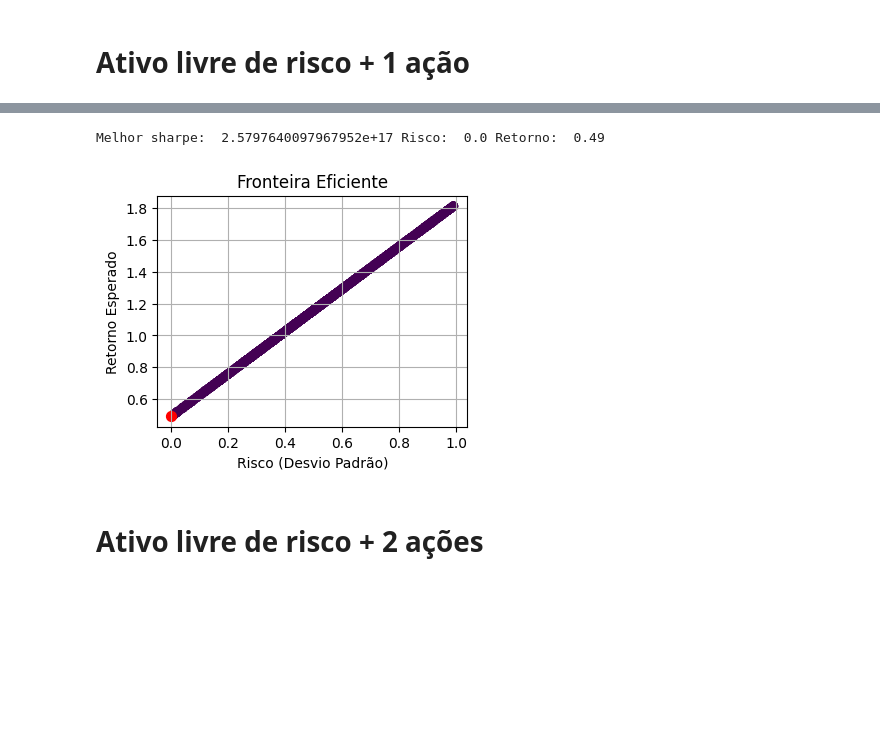
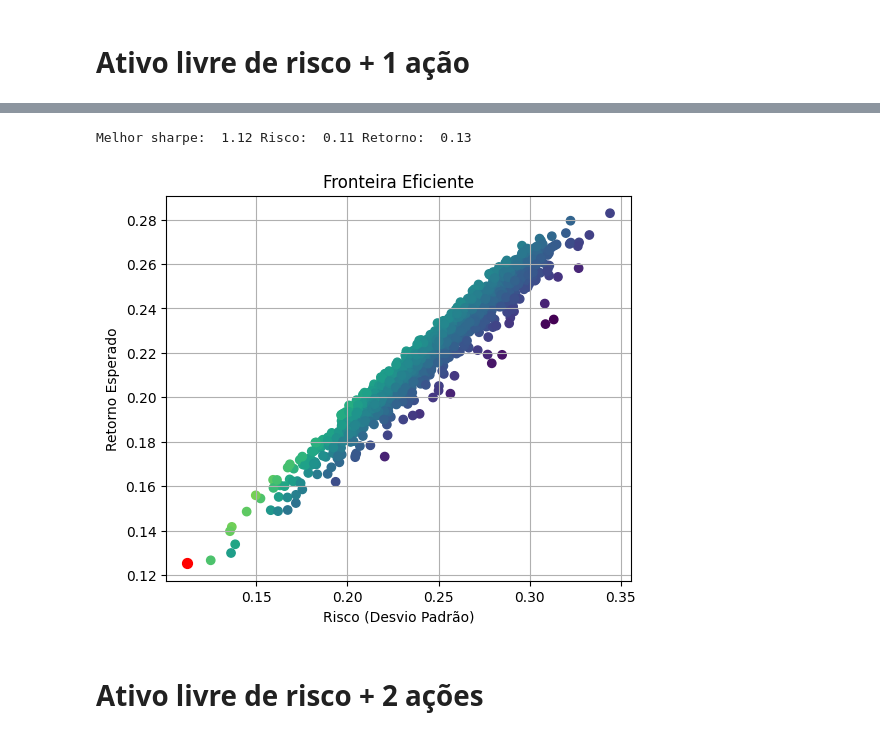
Before and after one commit to Roterdamjr/Mestrado, a Jupyter notebook: Markowitz_Simples.ipynb, the cells around one changed output, grey strips where cells are left out. Saved outputs shown, nothing was run; the diff lists cells and outputs as text; code cells hidden in the pictures; blank space fills up the shorter version.

```diff
--- a/Markowitz_Simples.ipynb
+++ b/Markowitz_Simples.ipynb
@@ -8,24 +11,24 @@ import numpy as np
 import matplotlib.pyplot as plt
 import yfinance as yf
 # %%
-def fn_carteira(df,w, risk_free = 0):
-  #### RETORNO ####
-  r = df.mean()* len(df)   # matriz de retornos
-  Rp = np.dot(r,w)    # retorno do portfolio
+def fn_carteira(df, w, retorno_risk_free=0):
+    # Retorno esperado anual dos ativos
+    r = df.mean() * 252
 
-  #### RISCO ####
+    # Retorno esperado da carteira
+    Rp = np.dot(r, w)
 
-  # matriz de covariância
-  matriz_cov = np.cov((df.T))
+    # Matriz de covariância anual
+    matriz_cov = np.cov(df.T) * 252
 
-  # risco (desvio padrão)
-  mat_w = np.array(w)
-  Sa = np.sqrt(np.dot(mat_w.T, np.dot(matriz_cov, mat_w))) * np.sqrt(len(df) )
+    # Risco da carteira (desvio padrão anual)
+    mat_w = np.array(w)
+    Sa = np.sqrt(np.dot(mat_w.T, np.dot(matriz_cov, mat_w)))
 
-  # sharpe
-  sharpe = (Rp - risk_free)/Sa
+    # Índice de Sharpe
+    sharpe = (Rp - retorno_risk_free) / Sa
 
-  return Rp, Sa , sharpe
+    return Rp, Sa, sharpe
 
 
 def fn_gera_carteiras(df, numero_carteiras , risk_free=0 ):
@@ -48,12 +51,12 @@ def fn_gera_carteiras(df, numero_carteiras , risk_free=0 ):
 
   return carteiras
 
-def plota(retornos, riscos, labels=None):
+def plota(carteiras, retornos, riscos, labels=None):
     sharpe = carteiras['sharpes']
     indice = np.array(sharpe).argmax()
     y_axis = retornos[indice]
     X_axis = riscos[indice]
-    plt.figure(figsize=(4,3))
+    plt.figure(figsize=(6,5))
     plt.scatter(riscos, retornos, c=sharpe, cmap = 'viridis')
 
     plt.scatter(X_axis, y_axis, c = 'red', s = 50)
@@ -77,6 +80,7 @@ def plota(retornos, riscos, labels=None):
 
     plt.show()
 
+
 def fn_matriz_pesos(numero_carteiras):
   # gera uma matriz de numero_carteira linhas e numero de qtde de taivos colunas
   matriz_pesos =[]
@@ -86,6 +90,11 @@ def fn_matriz_pesos(numero_carteiras):
     matriz_pesos.append(pesos)
 
   return matriz_pesos
+
+def fn_plota_tabela(col_A,  col_B):
+  df_aux = pd.DataFrame({'Ticker': col_A, 'Peso': col_B})
+  df_aux['Peso'] = (df_aux['Peso'] * 100).astype(int)
+  print(df_aux)
 # %% [markdown]
 # Exemplo Trivial
 # %%
@@ -177,9 +228,9 @@ Melhor sharpe:  1.27 Risco:  0.7 Retorno:  0.89
 # Ativo livre de risco + 1 ação
 # %%
 df_precos = pd.DataFrame()
-tickers = [ 'PETR4.SA']
+tickers = ['AMZN', 'GOOG', 'MSFT', 'NFLX']
 
-df_precos = yf.download(tickers,  "2020-01-01", "2024-12-31",auto_adjust=True)['Close']
+df_precos = yf.download(tickers,  "2020-01-01", "2024-12-31", auto_adjust=False)['Adj Close']
 df = df_precos.pct_change()
 df = df.dropna()
 # %% [output]
@@ -187,14 +238,14 @@ df = df.dropna()
 # %%
-rend_risk_free_anual = .1
+rend_risk_free_anual = .04
 a =  rend_risk_free_anual/252
 df['rf']  = a # em rendimento diario considerando 252 dias ao ano
 
 carteiras = fn_gera_carteiras(df ,1000)
 retornos, riscos, pesos = carteiras['retornos'], carteiras['riscos'], carteiras['pesos']
-plota(retornos, riscos)
+plota(carteiras,retornos, riscos)
 # %% [output]
-Melhor sharpe:  2.5797640097967952e+17 Risco:  0.0 Retorno:  0.49
+Melhor sharpe:  1.12 Risco:  0.11 Retorno:  0.13
-[figure, old version]
+[figure, new version]
 # %% [markdown]
 # Ativo livre de risco + 2 ações
 # %%
```
Also changed, not shown: parts of 14 cells of this notebook.
